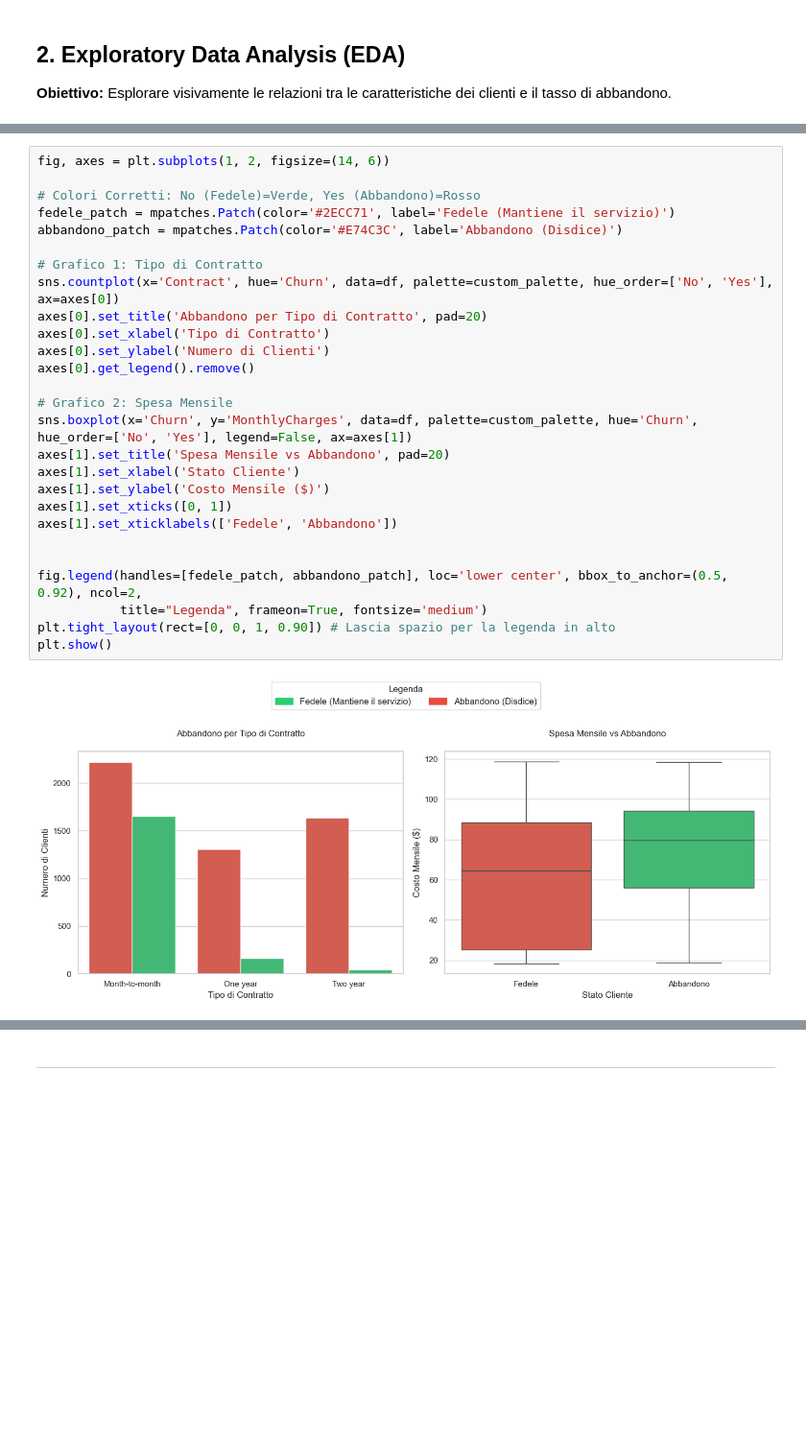
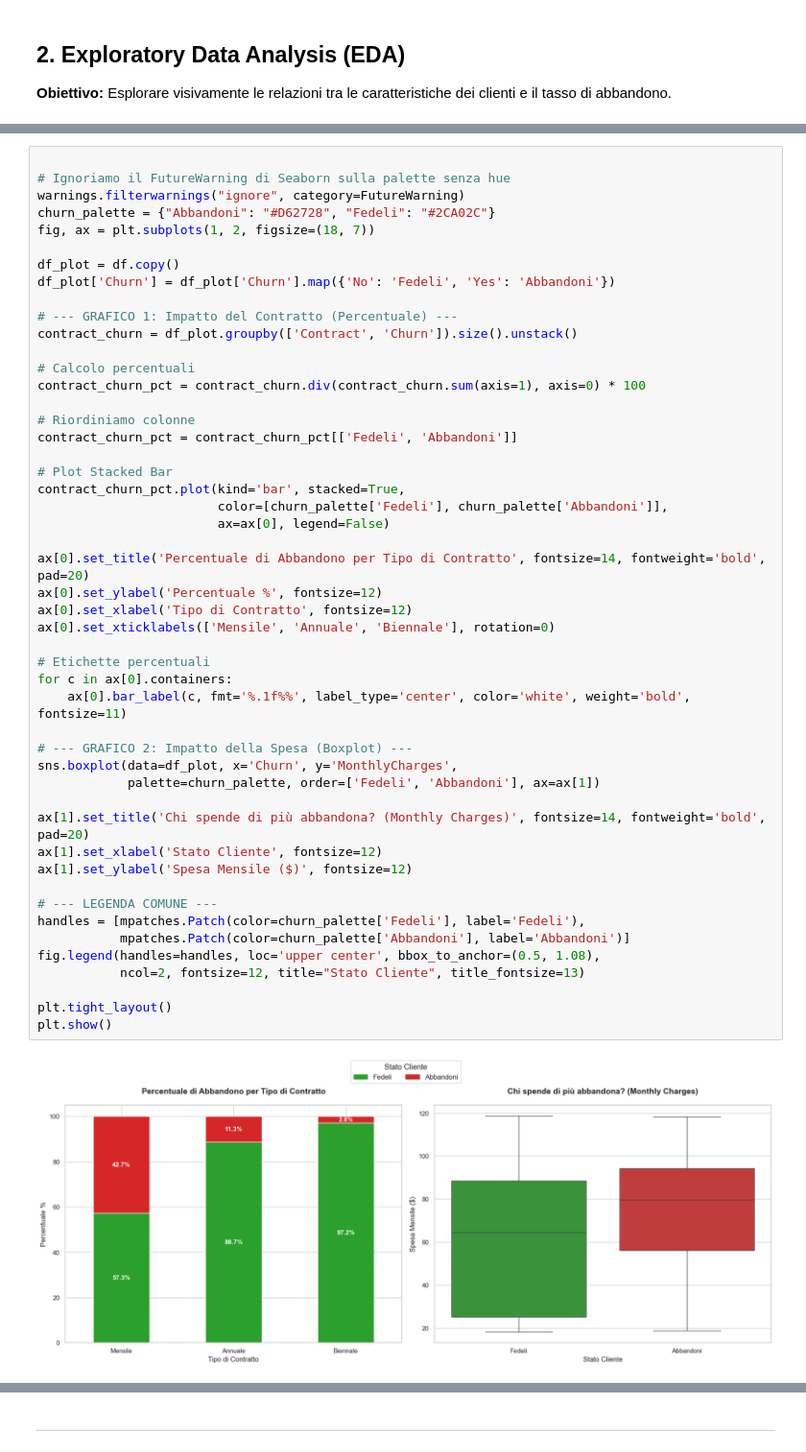
Before and after one commit to diegoandruccioli/telco-churn-analysis, a Jupyter notebook: notebooks/churn_analysis.ipynb, the cells around one changed output, grey strips where cells are left out. Shown at 96% size. Drawn from its saved outputs; the diff is of its cells as text; blank space fills up the shorter version.

```diff
--- a/notebooks/churn_analysis.ipynb
+++ b/notebooks/churn_analysis.ipynb
@@ -195,30 +218,52 @@ Esaminiamo ora l'impatto del tipo di contratto (`Contract`) e della spesa mensil
 # %%
-fig, axes = plt.subplots(1, 2, figsize=(14, 6))
 
-# Colori Corretti: No (Fedele)=Verde, Yes (Abbandono)=Rosso
-fedele_patch = mpatches.Patch(color='#2ECC71', label='Fedele (Mantiene il servizio)')
-abbandono_patch = mpatches.Patch(color='#E74C3C', label='Abbandono (Disdice)')
+# Ignoriamo il FutureWarning di Seaborn sulla palette senza hue
+warnings.filterwarnings("ignore", category=FutureWarning)
+churn_palette = {"Abbandoni": "#D62728", "Fedeli": "#2CA02C"}
+fig, ax = plt.subplots(1, 2, figsize=(18, 7))
 
-# Grafico 1: Tipo di Contratto
-sns.countplot(x='Contract', hue='Churn', data=df, palette=custom_palette, hue_order=['No', 'Yes'], ax=axes[0])
-axes[0].set_title('Abbandono per Tipo di Contratto', pad=20)
-axes[0].set_xlabel('Tipo di Contratto')
-axes[0].set_ylabel('Numero di Clienti')
-axes[0].get_legend().remove()
+df_plot = df.copy()
+df_plot['Churn'] = df_plot['Churn'].map({'No': 'Fedeli', 'Yes': 'Abbandoni'})
 
-# Grafico 2: Spesa Mensile
-sns.boxplot(x='Churn', y='MonthlyCharges', data=df, palette=custom_palette, hue='Churn', hue_order=['No', 'Yes'], legend=False, ax=axes[1])
-axes[1].set_title('Spesa Mensile vs Abbandono', pad=20)
-axes[1].set_xlabel('Stato Cliente')
-axes[1].set_ylabel('Costo Mensile ($)')
-axes[1].set_xticks([0, 1])
-axes[1].set_xticklabels(['Fedele', 'Abbandono'])
+# --- GRAFICO 1: Impatto del Contratto (Percentuale) ---
+contract_churn = df_plot.groupby(['Contract', 'Churn']).size().unstack()
 
+# Calcolo percentuali
+contract_churn_pct = contract_churn.div(contract_churn.sum(axis=1), axis=0) * 100
 
-fig.legend(handles=[fedele_patch, abbandono_patch], loc='lower center', bbox_to_anchor=(0.5, 0.92), ncol=2,
-           title="Legenda", frameon=True, fontsize='medium')
-plt.tight_layout(rect=[0, 0, 1, 0.90]) # Lascia spazio per la legenda in alto
+# Riordiniamo colonne
+contract_churn_pct = contract_churn_pct[['Fedeli', 'Abbandoni']]
+
+# Plot Stacked Bar
+contract_churn_pct.plot(kind='bar', stacked=True,
+                        color=[churn_palette['Fedeli'], churn_palette['Abbandoni']],
+                        ax=ax[0], legend=False)
+
+ax[0].set_title('Percentuale di Abbandono per Tipo di Contratto', fontsize=14, fontweight='bold', pad=20)
+ax[0].set_ylabel('Percentuale %', fontsize=12)
+ax[0].set_xlabel('Tipo di Contratto', fontsize=12)
+ax[0].set_xticklabels(['Mensile', 'Annuale', 'Biennale'], rotation=0)
+
+# Etichette percentuali
+for c in ax[0].containers:
+    ax[0].bar_label(c, fmt='%.1f%%', label_type='center', color='white', weight='bold', fontsize=11)
+
+# --- GRAFICO 2: Impatto della Spesa (Boxplot) ---
+sns.boxplot(data=df_plot, x='Churn', y='MonthlyCharges',
+            palette=churn_palette, order=['Fedeli', 'Abbandoni'], ax=ax[1])
+
+ax[1].set_title('Chi spende di più abbandona? (Monthly Charges)', fontsize=14, fontweight='bold', pad=20)
+ax[1].set_xlabel('Stato Cliente', fontsize=12)
+ax[1].set_ylabel('Spesa Mensile ($)', fontsize=12)
+
+# --- LEGENDA COMUNE ---
+handles = [mpatches.Patch(color=churn_palette['Fedeli'], label='Fedeli'),
+           mpatches.Patch(color=churn_palette['Abbandoni'], label='Abbandoni')]
+fig.legend(handles=handles, loc='upper center', bbox_to_anchor=(0.5, 1.08),
+           ncol=2, fontsize=12, title="Stato Cliente", title_fontsize=13)
+
+plt.tight_layout()
 plt.show()
 # %% [output]
-[figure, old version]
+[figure, new version]
 # %% [markdown]
```
Also changed, not shown: parts of 12 cells of this notebook.
